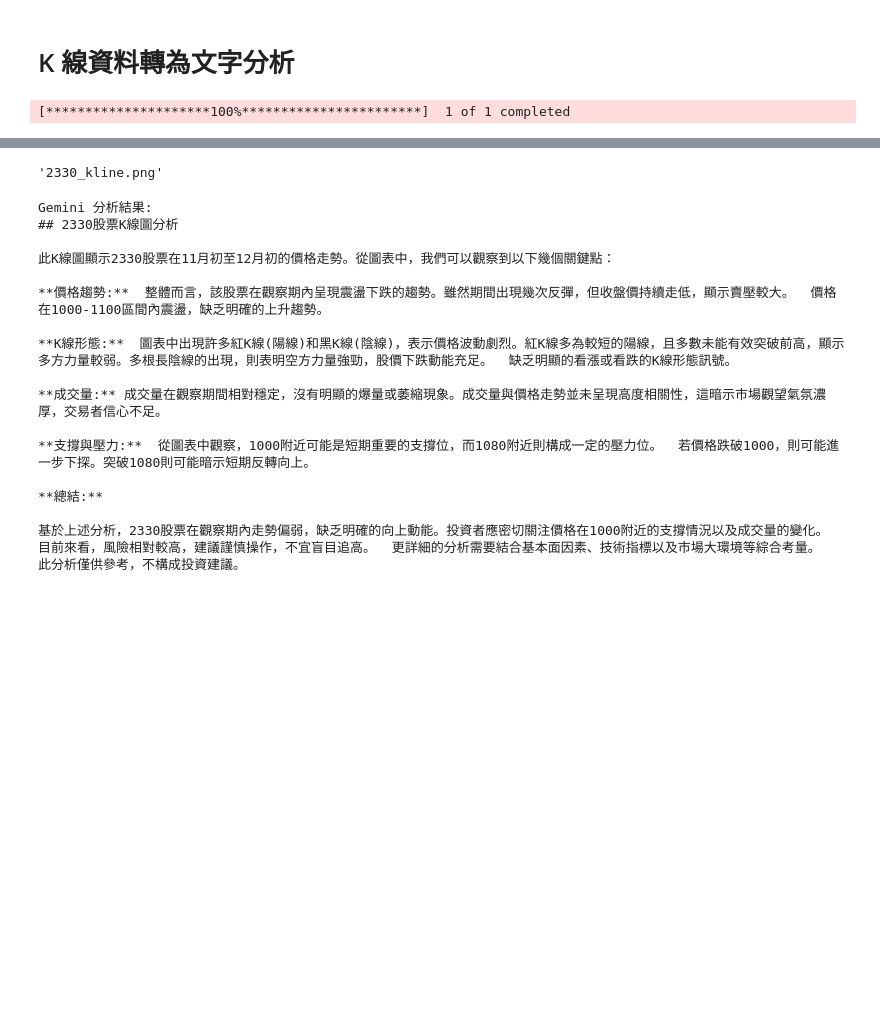
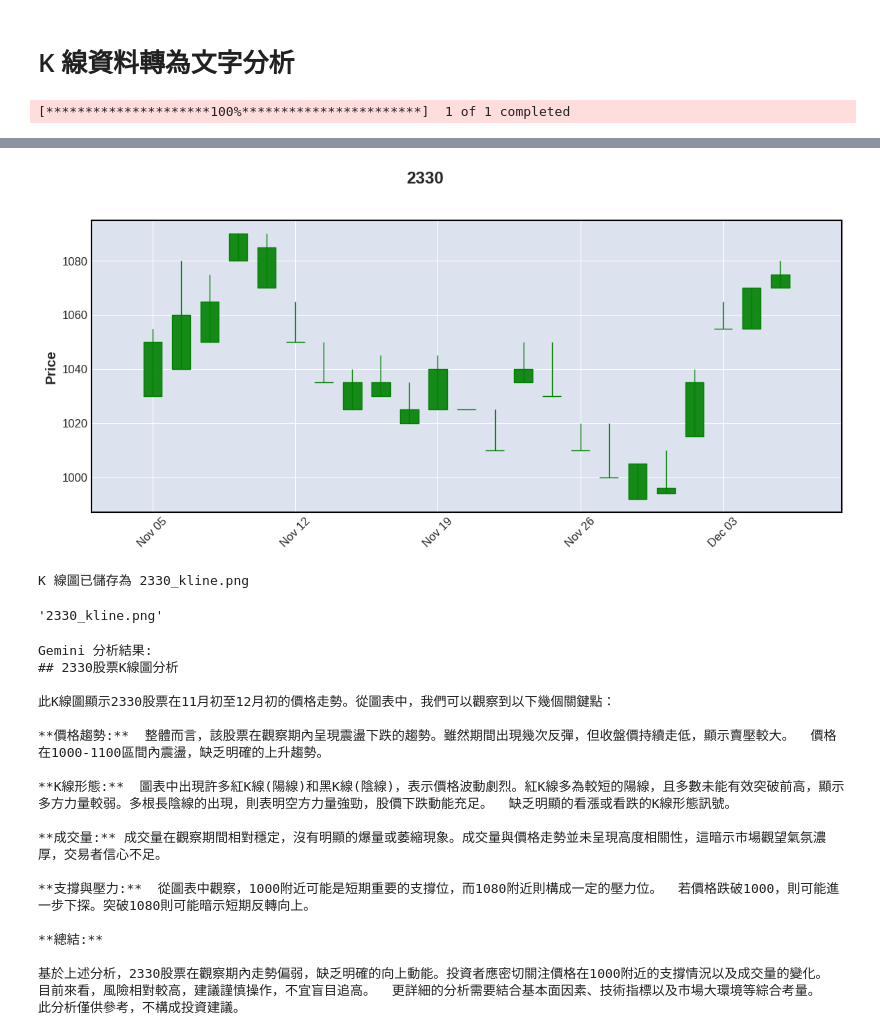
Before and after one commit to Hsuan7/homework, a Jupyter notebook: w12_生成式AI分析股票.ipynb, the cells around one changed output, grey strips where cells are left out. Drawn from its saved outputs; the diff is of its cells as text; code cells hidden in the pictures; blank space fills up the shorter version.

```diff
--- a/w12_生成式AI分析股票.ipynb
+++ b/w12_生成式AI分析股票.ipynb
@@ -183,6 +183,27 @@ class StockAnalysis():
             volume=True,
             savefig=file_path
         )
+        print(f"K 線圖已儲存為 {file_path}")
+        return file_path
+
+    def generate_and_show_kline_chart(self, kline_data, stock_id):
+        """
+        生成 K 線圖，包含紅色上漲、綠色下跌，以及成交量。
+        """
+        file_path = f"{stock_id}_kline.png"
+        # 設置繪圖風格：上漲紅色，下跌綠色
+        my_color = mpf.make_marketcolors(up='r', down='g', inherit=True)  # 自訂顏色
+        my_style = mpf.make_mpf_style(base_mpf_style='default', marketcolors=my_color)
+
+        # 繪製 K 線圖
+        mpf.plot(
+            kline_data,
+            type='candle',        # 燭台圖
+            style=my_style,       # 應用自定義樣式
+            title=f'{stock_id}',  # 圖表標題
+            figsize=(15, 6),      # 圖表大小
+        )
+        plt.show()  # 顯示圖表
         print(f"K 線圖已儲存為 {file_path}")
         return file_path
 
@@ -334,9 +355,9 @@ stock_analysis = StockAnalysis(gemini_api_key)
 # 獲取股票數據
 stock_id = "2330"
 kline_data = stock_analysis.stock_price2(stock_id, days=30)
-
+print(kline_data[['Open', 'Close']].tail())
 # 生成 K 線圖
-kline_image_path = stock_analysis.generate_kline_chart(kline_data, stock_id)
+kline_image_path = stock_analysis.generate_and_show_kline_chart(kline_data, stock_id)
 kline_image_path
 # %% [output]
 [*********************100%***********************]  1 of 1 completed
@@ -344,4 +371,6 @@ K 線圖已儲存為 2330_kline.png
+[figure, added]
-'2330_kline.png'
+K 線圖已儲存為 2330_kline.png
+'2330_kline.png'
 # %%
 # 分析 K 線圖
 analysis_result = stock_analysis.analyze_kline_with_gemini(kline_image_path)
```
Also changed, not shown: parts of 1 cell of this notebook.
